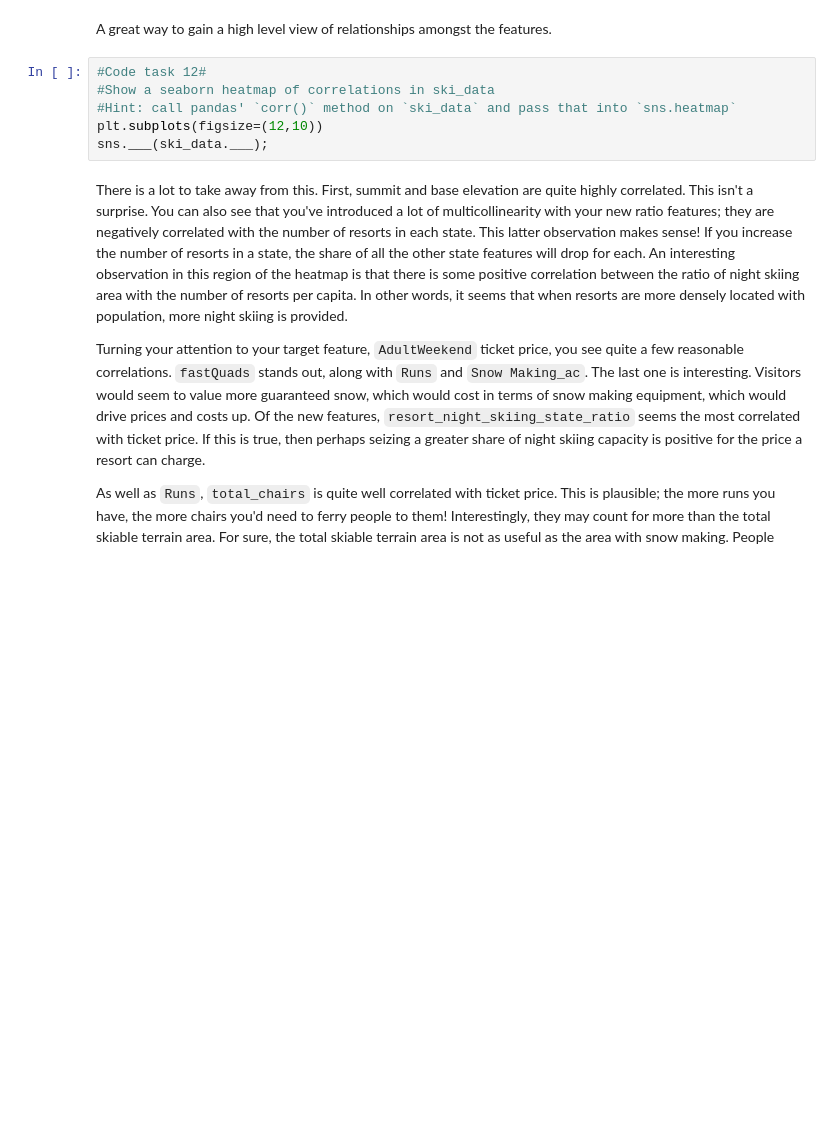
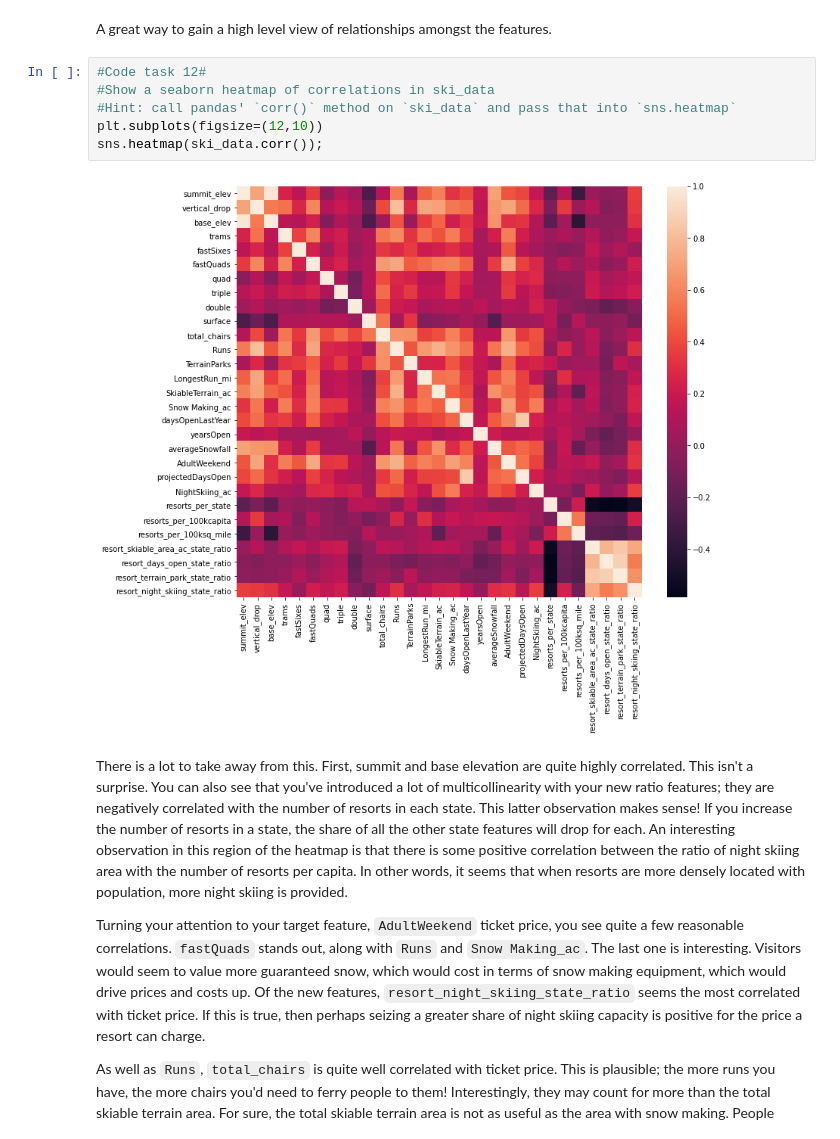
Before and after one commit to shayleelaura/DataScienceGuidedCapstone, a Jupyter notebook: Notebooks/03_exploratory_data_analysis.ipynb, the cells around one changed output. Cells and saved outputs as stored; diff of their text form; blank space fills up the shorter version.

```diff
--- a/Notebooks/03_exploratory_data_analysis.ipynb
+++ b/Notebooks/03_exploratory_data_analysis.ipynb
@@ -732,9 +756,11 @@ A great way to gain a high level view of relationships amongst the features.
 # %%
 #Code task 12#
 #Show a seaborn heatmap of correlations in ski_data
 #Hint: call pandas' `corr()` method on `ski_data` and pass that into `sns.heatmap`
 plt.subplots(figsize=(12,10))
-sns.___(ski_data.___);
+sns.heatmap(ski_data.corr());
+# %% [output]
+[figure, added]
 # %% [markdown]
 There is a lot to take away from this. First, summit and base elevation are quite highly correlated. This isn't a surprise. You can also see that you've introduced a lot of multicollinearity with your new ratio features; they are negatively correlated with the number of resorts in each state. This latter observation makes sense! If you increase the number of resorts in a state, the share of all the other state features will drop for each. An interesting observation in this region of the heatmap is that there is some positive correlation between the ratio of night skiing area with the number of resorts per capita. In other words, it seems that when resorts are more densely located with population, more night skiing is provided.
 
```
Also changed, not shown: parts of 26 cells of this notebook, 5 other files.
